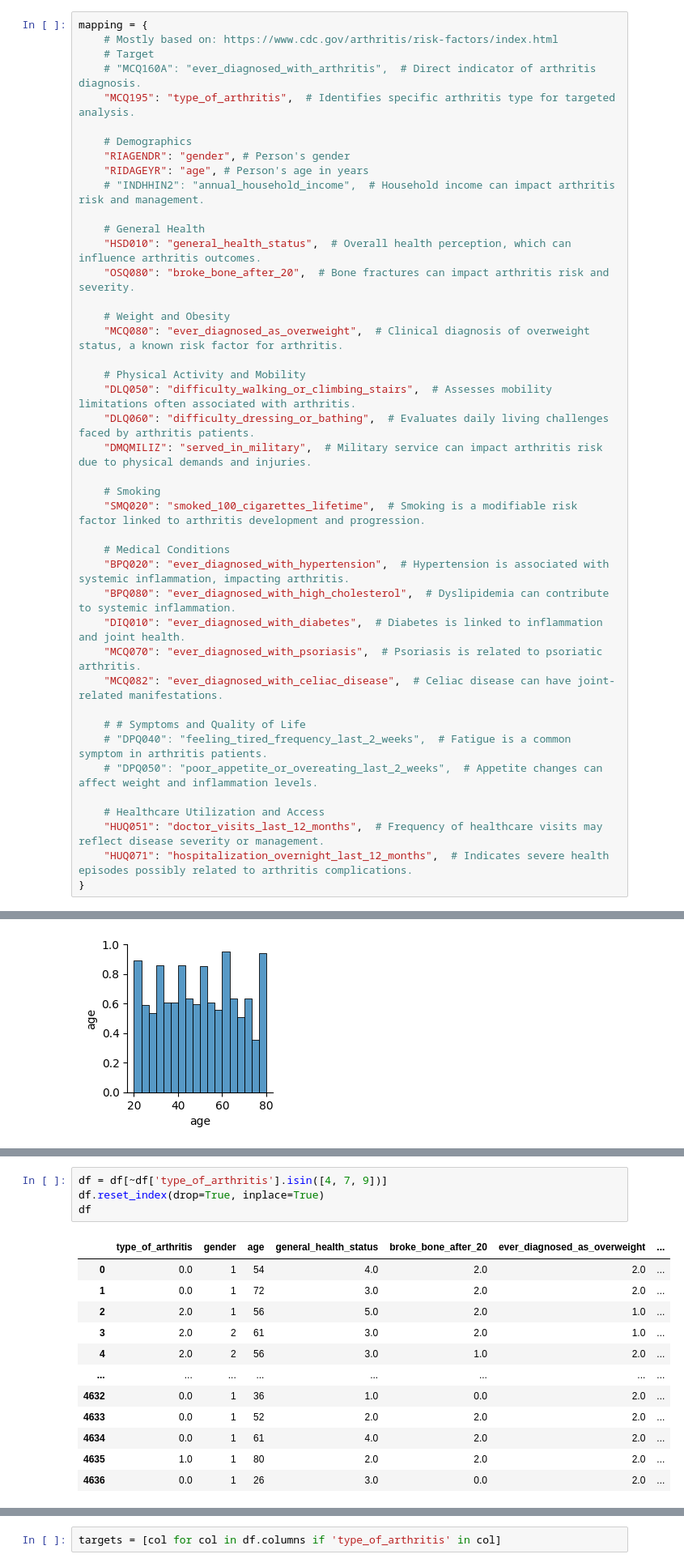
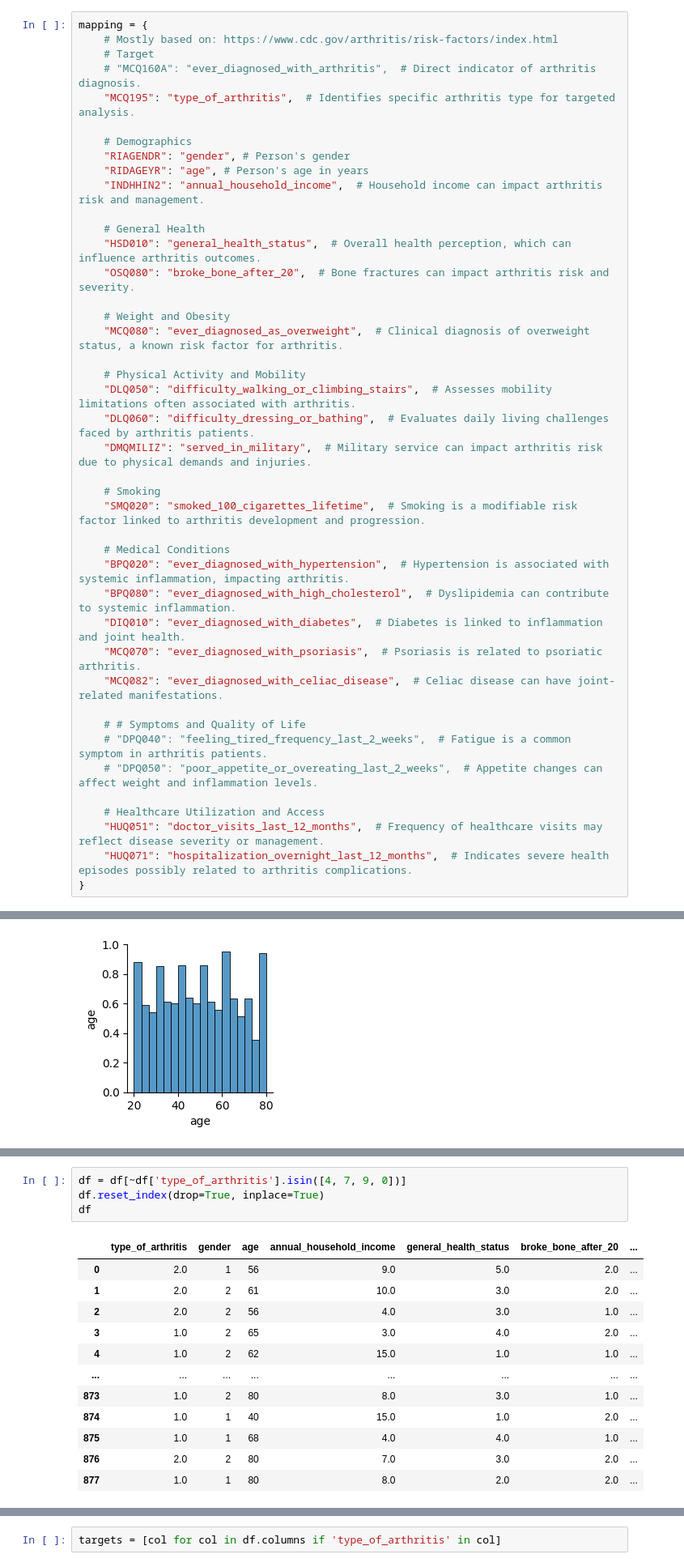
Before and after one commit to mikolajhilgert/jads-dm-project, a Jupyter notebook: Project Code.ipynb, the cells around one changed output, grey strips where cells are left out. Shown at 81% size. Drawn from its saved outputs; the diff is of its cells as text.

```diff
--- a/Project Code.ipynb
+++ b/Project Code.ipynb
@@ -159,7 +174,7 @@ mapping = {
     # Demographics
     "RIAGENDR": "gender", # Person's gender
     "RIDAGEYR": "age", # Person's age in years
-    # "INDHHIN2": "annual_household_income",  # Household income can impact arthritis risk and management.
+    "INDHHIN2": "annual_household_income",  # Household income can impact arthritis risk and management.
 
     # General Health
     "HSD010": "general_health_status",  # Overall health perception, which can influence arthritis outcomes.
@@ -275,19 +311,19 @@ plt.show()
 | 9             | Don’t know                              |
 | 0             | Missing                                 |
 # %%
-df = df[~df['type_of_arthritis'].isin([4, 7, 9])]
+df = df[~df['type_of_arthritis'].isin([4, 7, 9, 0])]
 df.reset_index(drop=True, inplace=True)
 df
 # %% [output]
-|  | type_of_arthritis | gender | age | general_health_status | broke_bone_after_20 | ever_diagnosed_as_overweight | ... |
-| 0 | 0.0 | 1 | 54 | 4.0 | 2.0 | 2.0 | ... |
-| 1 | 0.0 | 1 | 72 | 3.0 | 2.0 | 2.0 | ... |
-| 2 | 2.0 | 1 | 56 | 5.0 | 2.0 | 1.0 | ... |
-| 3 | 2.0 | 2 | 61 | 3.0 | 2.0 | 1.0 | ... |
-| 4 | 2.0 | 2 | 56 | 3.0 | 1.0 | 2.0 | ... |
+|  | type_of_arthritis | gender | age | annual_household_income | general_health_status | broke_bone_after_20 | ... |
+| 0 | 2.0 | 1 | 56 | 9.0 | 5.0 | 2.0 | ... |
+| 1 | 2.0 | 2 | 61 | 10.0 | 3.0 | 2.0 | ... |
+| 2 | 2.0 | 2 | 56 | 4.0 | 3.0 | 1.0 | ... |
+| 3 | 1.0 | 2 | 65 | 3.0 | 4.0 | 2.0 | ... |
+| 4 | 1.0 | 2 | 62 | 15.0 | 1.0 | 1.0 | ... |
 | ... | ... | ... | ... | ... | ... | ... | ... |
-| 4632 | 0.0 | 1 | 36 | 1.0 | 0.0 | 2.0 | ... |
-| 4633 | 0.0 | 1 | 52 | 2.0 | 2.0 | 2.0 | ... |
-| 4634 | 0.0 | 1 | 61 | 4.0 | 2.0 | 2.0 | ... |
-| 4635 | 1.0 | 1 | 80 | 2.0 | 2.0 | 2.0 | ... |
-| 4636 | 0.0 | 1 | 26 | 3.0 | 0.0 | 2.0 | ... |
+| 873 | 1.0 | 2 | 80 | 8.0 | 3.0 | 1.0 | ... |
+| 874 | 1.0 | 1 | 40 | 15.0 | 1.0 | 2.0 | ... |
+| 875 | 1.0 | 1 | 68 | 4.0 | 4.0 | 1.0 | ... |
+| 876 | 2.0 | 2 | 80 | 7.0 | 3.0 | 2.0 | ... |
+| 877 | 1.0 | 1 | 80 | 8.0 | 2.0 | 2.0 | ... |
```
Also changed, not shown: parts of 14 cells of this notebook.
